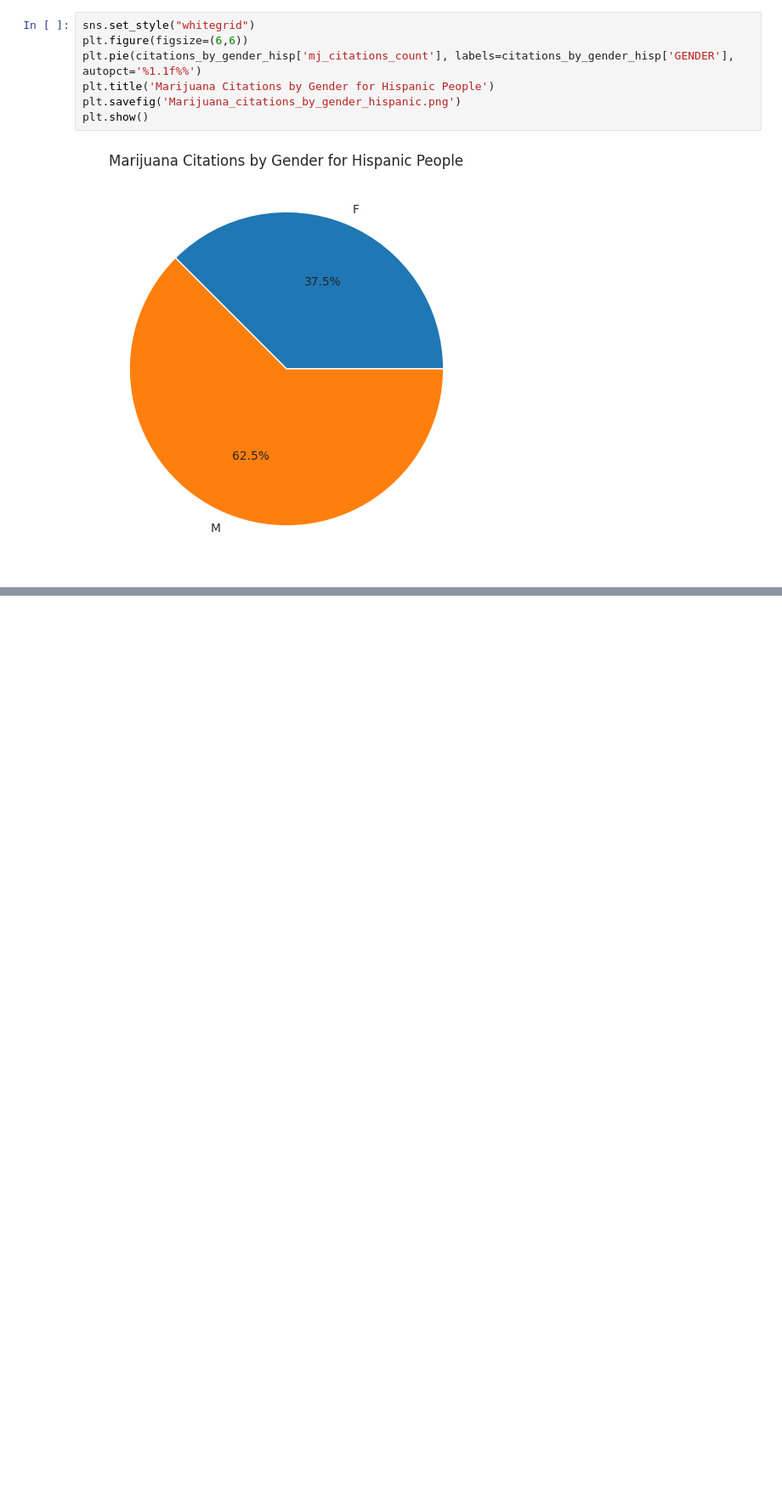
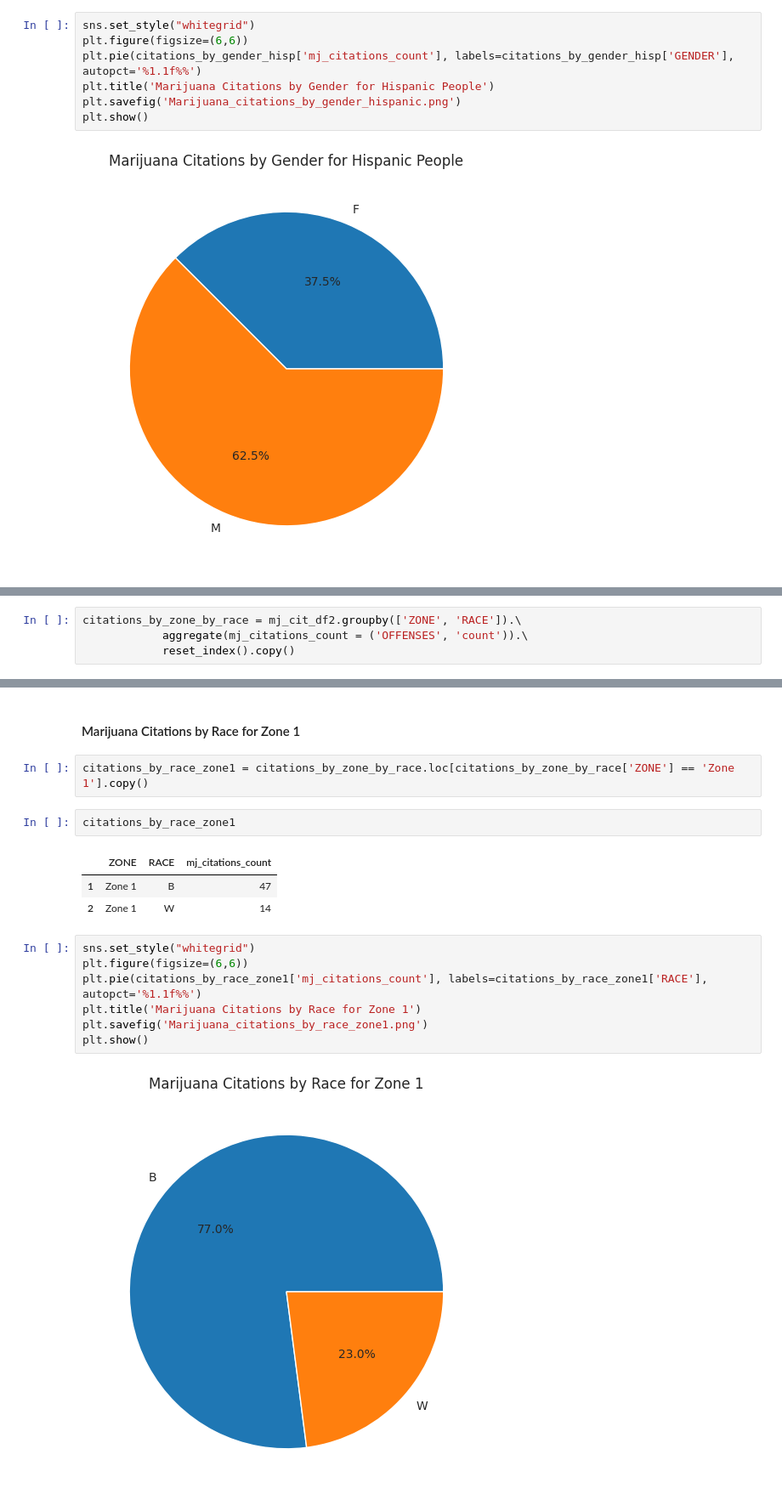
Before and after one commit to trailmarkerlib/policeProjectPythonWorkshop, a Jupyter notebook: python_workshop_marijuana_arrests_vs_citations.ipynb, the cells around one changed output, grey strips where cells are left out. Shown at 85% size. Saved outputs shown, nothing was run; the diff lists cells and outputs as text; blank space fills up the shorter version.

```diff
--- a/python_workshop_marijuana_arrests_vs_citations.ipynb
+++ b/python_workshop_marijuana_arrests_vs_citations.ipynb
@@ -1021,0 +1052,4 @@ plt.show()
+# %%
+citations_by_zone_by_race = mj_cit_df2.groupby(['ZONE', 'RACE']).\
+            aggregate(mj_citations_count = ('OFFENSES', 'count')).\
+            reset_index().copy()
@@ -1021,0 +1097,19 @@ plt.show()
+# %% [markdown]
+#### Marijuana Citations by Race for Zone 1
+# %%
+citations_by_race_zone1 = citations_by_zone_by_race.loc[citations_by_zone_by_race['ZONE'] == 'Zone 1'].copy()
+# %%
+citations_by_race_zone1
+# %% [output]
+|  | ZONE | RACE | mj_citations_count |
+| 1 | Zone 1 | B | 47 |
+| 2 | Zone 1 | W | 14 |
+# %%
+sns.set_style("whitegrid")
+plt.figure(figsize=(6,6))
+plt.pie(citations_by_race_zone1['mj_citations_count'], labels=citations_by_race_zone1['RACE'], autopct='%1.1f%%')
+plt.title('Marijuana Citations by Race for Zone 1')
+plt.savefig('Marijuana_citations_by_race_zone1.png')
+plt.show()
+# %% [output]
+[figure, added]
```
Also changed, not shown: parts of 11 cells of this notebook.
